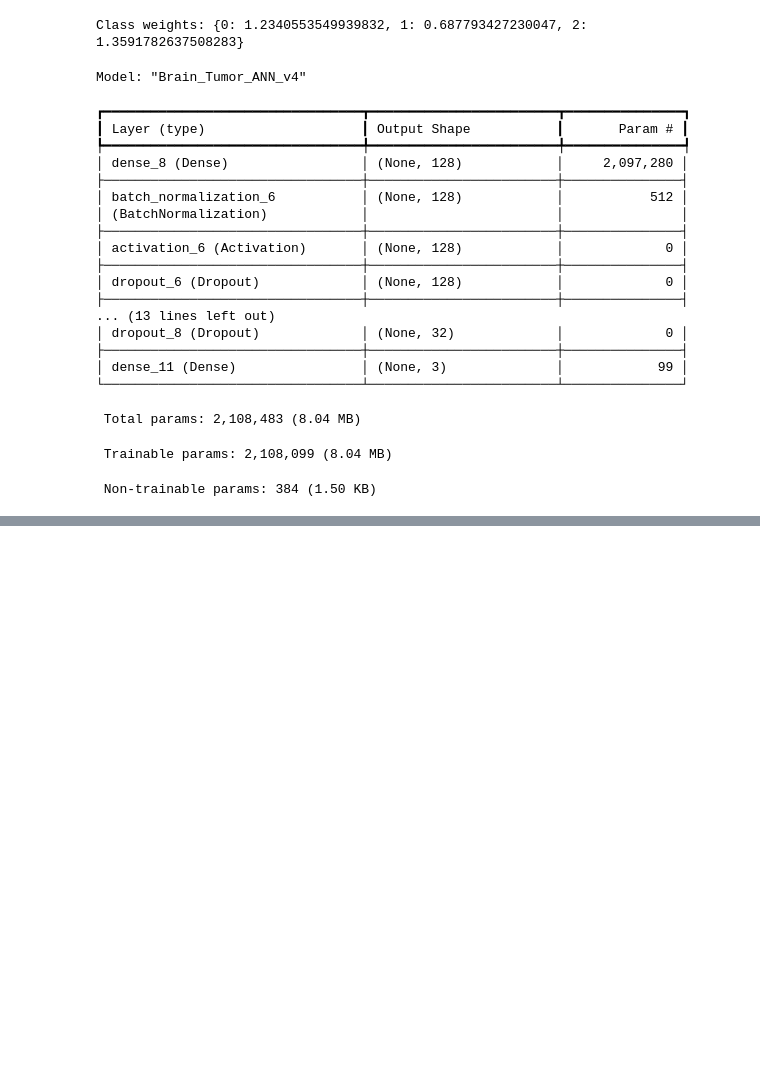
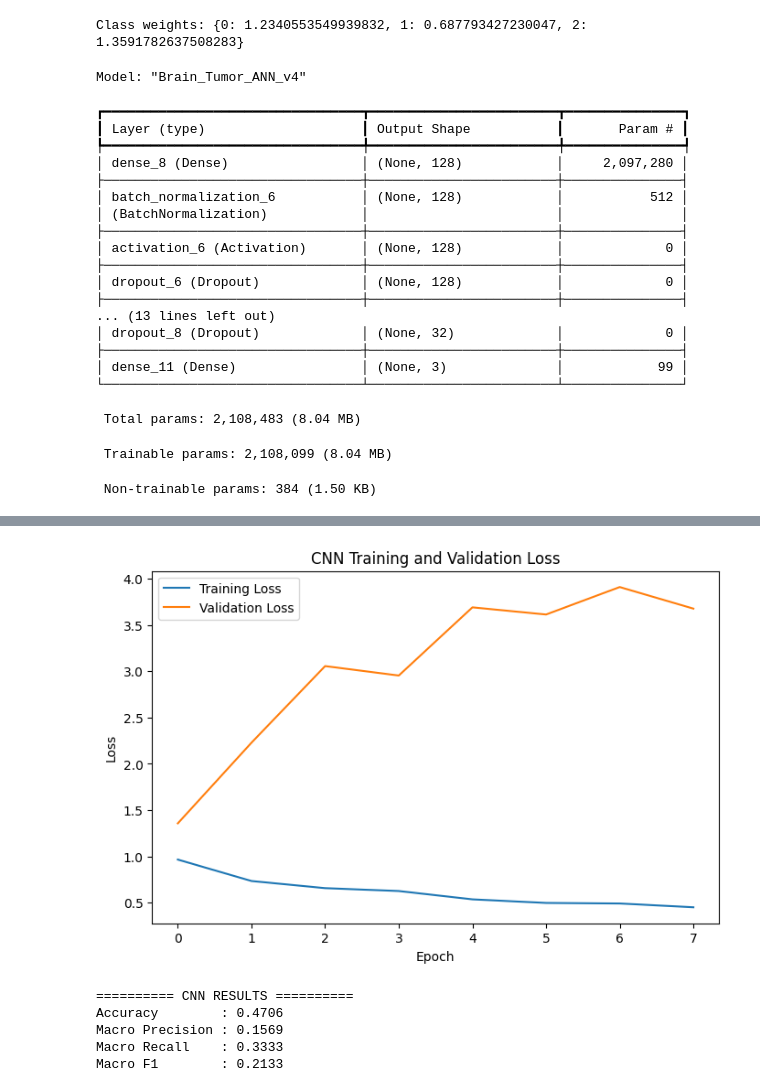
Before and after one commit to VanshitaRawat24/Brain_Tumor_Detection, a Jupyter notebook: notebooks/03_deep_learning_models.ipynb, the cells around one changed output, grey strips where cells are left out. Cells and saved outputs as stored; diff of their text form; code cells hidden in the pictures; blank space fills up the shorter version.

```diff
--- a/notebooks/03_deep_learning_models.ipynb
+++ b/notebooks/03_deep_learning_models.ipynb
@@ -1329,0 +1906,20 @@ Macro F1        : 0.8040
+# %%
+plt.figure(figsize=(8, 5))
+
+plt.plot(
+    history_cnn.history["loss"],
+    label="Training Loss"
+)
+
+plt.plot(
+    history_cnn.history["val_loss"],
+    label="Validation Loss"
+)
+
+plt.xlabel("Epoch")
+plt.ylabel("Loss")
+plt.title("CNN Training and Validation Loss")
+plt.legend()
+plt.show()
+# %% [output]
+[figure, added]
@@ -1329,0 +1944,39 @@ Macro F1        : 0.8040
+# %%
+cnn_accuracy = accuracy_score(
+    y_test_cnn,
+    y_pred_cnn
+)
+
+cnn_precision = precision_score(
+    y_test_cnn,
+    y_pred_cnn,
+    average="macro",
+    zero_division=0
+)
+
+cnn_recall = recall_score(
+    y_test_cnn,
+    y_pred_cnn,
+    average="macro",
+    zero_division=0
+)
+
+cnn_f1 = f1_score(
+    y_test_cnn,
+    y_pred_cnn,
+    average="macro",
+    zero_division=0
+)
+
+print("========== CNN RESULTS ==========")
+
+print(f"Accuracy        : {cnn_accuracy:.4f}")
+print(f"Macro Precision : {cnn_precision:.4f}")
+print(f"Macro Recall    : {cnn_recall:.4f}")
+print(f"Macro F1        : {cnn_f1:.4f}")
+# %% [output]
+========== CNN RESULTS ==========
+Accuracy        : 0.4706
+Macro Precision : 0.1569
+Macro Recall    : 0.3333
+Macro F1        : 0.2133
```
Also changed, not shown: parts of 70 cells of this notebook, 12 other files.
